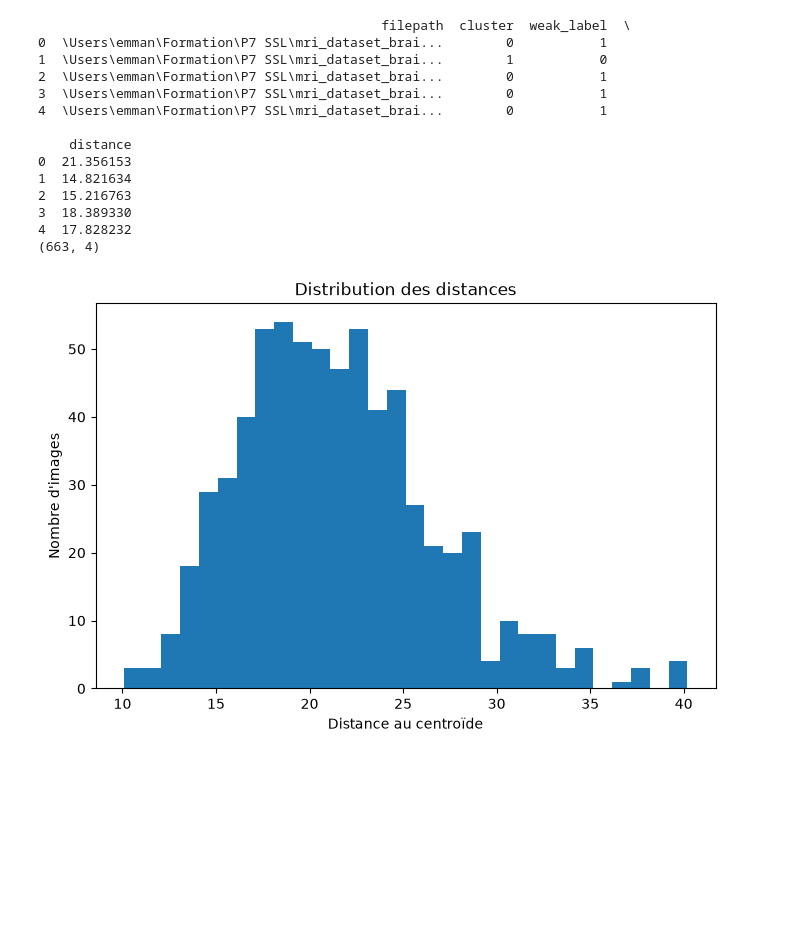
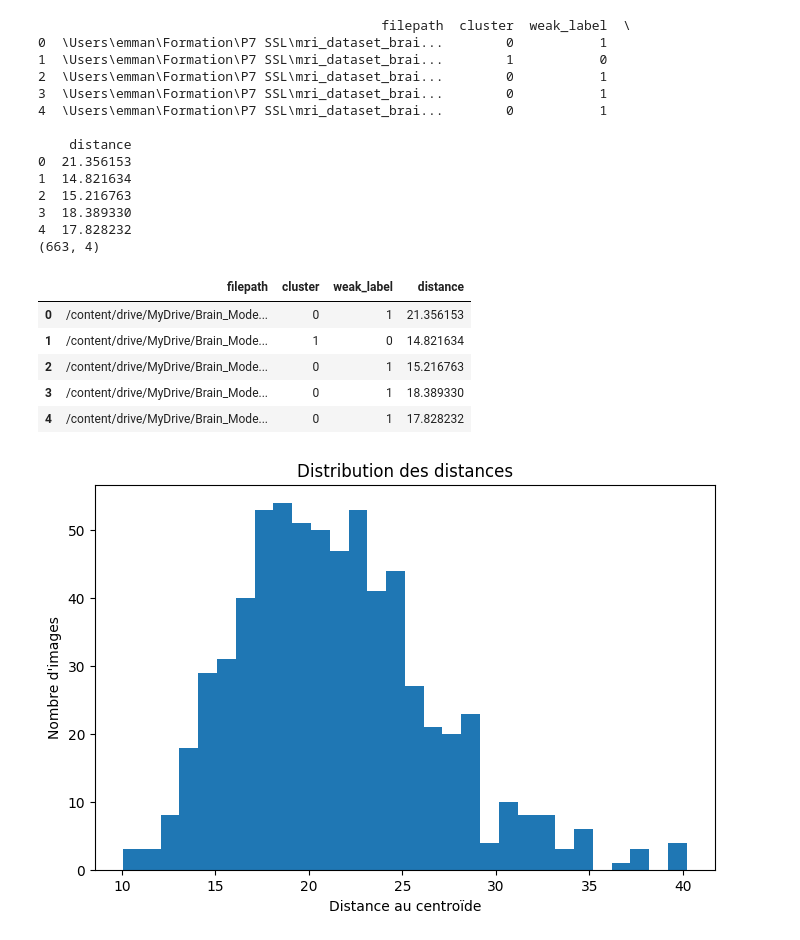
Before and after one commit to ManuHoudin/Brain_SSL, a Jupyter notebook: Brain_Modelling/Semi_supervised_labelling.ipynb, the cells around one changed output. Drawn from its saved outputs; the diff is of its cells as text; code cells hidden in the pictures; blank space fills up the shorter version.

```diff
--- a/Brain_Modelling/Semi_supervised_labelling.ipynb
+++ b/Brain_Modelling/Semi_supervised_labelling.ipynb
@@ -68,3 +78,12 @@ print(df_weak.shape)
+# %%
+df_weak.head()
+# %% [output]
+|  | filepath | cluster | weak_label | distance |
+| 0 | /content/drive/MyDrive/Brain_Mode... | 0 | 1 | 21.356153 |
+| 1 | /content/drive/MyDrive/Brain_Mode... | 1 | 0 | 14.821634 |
+| 2 | /content/drive/MyDrive/Brain_Mode... | 0 | 1 | 15.216763 |
+| 3 | /content/drive/MyDrive/Brain_Mode... | 0 | 1 | 18.389330 |
+| 4 | /content/drive/MyDrive/Brain_Mode... | 0 | 1 | 17.828232 |
 # %%
 # On cherche à optimiser les distances entre les données et les centroïdes KMeans
 import matplotlib.pyplot as plt
```
Also changed, not shown: parts of 9 cells of this notebook.
